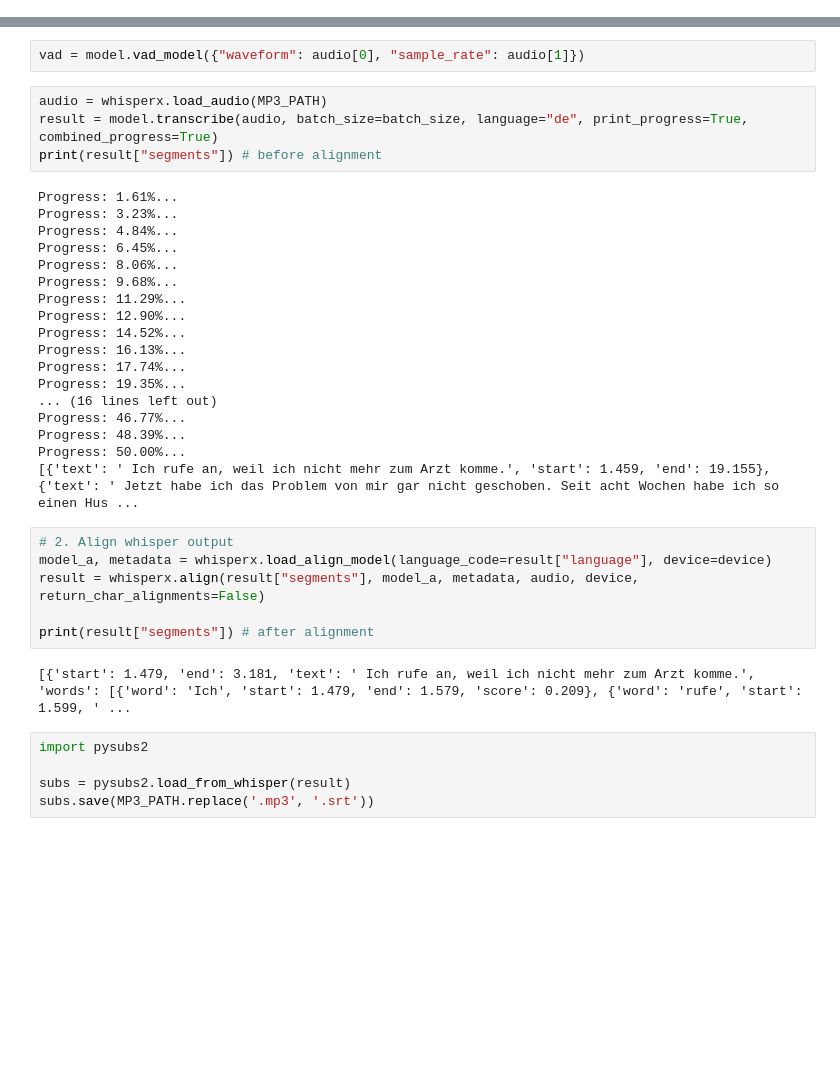
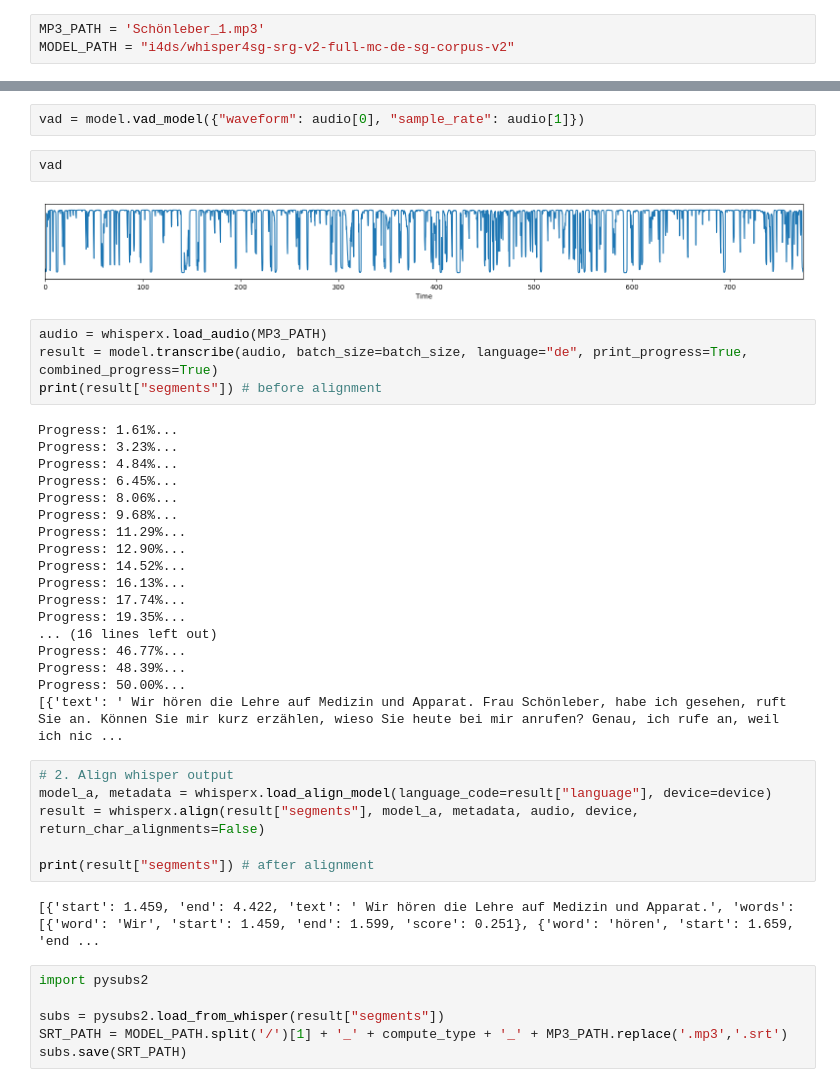
Before and after one commit to i4Ds/whisper-finetune, a Jupyter notebook: whisperx.ipynb, the cells around one changed output, grey strips where cells are left out. Cells and saved outputs as stored; diff of their text form; blank space fills up the shorter version.

Commit message:
Created new models.

```diff
--- a/whisperx.ipynb
+++ b/whisperx.ipynb
@@ -12,3 +7,6 @@ MODEL_PATH = "2024-03-12_14-40-17_Tr_002_Huwiler_Renate.mp3"
+# %%
+MP3_PATH = 'Schönleber_1.mp3'
+MODEL_PATH = "i4ds/whisper4sg-srg-v2-full-mc-de-sg-corpus-v2"
 # %%
 vad_options = {'vad_onset': 0.5, 'vad_offset': 0.3}
 #asr_options = {'temperatures': 0}
@@ -36,6 +37,10 @@ model.model.logger.addHandler(file_handler)
 audio = torchaudio.load(MP3_PATH)
 # %%
 vad = model.vad_model({"waveform": audio[0], "sample_rate": audio[1]})
+# %%
+vad
+# %% [output]
+[figure, added]
 # %%
 audio = whisperx.load_audio(MP3_PATH)
 result = model.transcribe(audio, batch_size=batch_size, language="de", print_progress=True, combined_progress=True)
@@ -57,7 +62,7 @@ Progress: 19.35%...
 Progress: 46.77%...
 Progress: 48.39%...
 Progress: 50.00%...
-[{'text': ' Ich rufe an, weil ich nicht mehr zum Arzt komme.', 'start': 1.459, 'end': 19.155}, {'text': ' Jetzt habe ich das Problem von mir gar nicht geschoben. Seit acht Wochen habe ich so einen Hus ...
+[{'text': ' Wir hören die Lehre auf Medizin und Apparat. Frau Schönleber, habe ich gesehen, ruft Sie an. Können Sie mir kurz erzählen, wieso Sie heute bei mir anrufen? Genau, ich rufe an, weil ich nic ...
 # %%
 # 2. Align whisper output
 model_a, metadata = whisperx.load_align_model(language_code=result["language"], device=device)
@@ -65,9 +70,10 @@ result = whisperx.align(result["segments"], model_a, metadata, audio, device, re
 
 print(result["segments"]) # after alignment
 # %% [output]
-[{'start': 1.479, 'end': 3.181, 'text': ' Ich rufe an, weil ich nicht mehr zum Arzt komme.', 'words': [{'word': 'Ich', 'start': 1.479, 'end': 1.579, 'score': 0.209}, {'word': 'rufe', 'start': 1.599, ' ...
+[{'start': 1.459, 'end': 4.422, 'text': ' Wir hören die Lehre auf Medizin und Apparat.', 'words': [{'word': 'Wir', 'start': 1.459, 'end': 1.599, 'score': 0.251}, {'word': 'hören', 'start': 1.659, 'end ...
 # %%
 import pysubs2
 
-subs = pysubs2.load_from_whisper(result)
-subs.save(MP3_PATH.replace('.mp3', '.srt'))
+subs = pysubs2.load_from_whisper(result["segments"])
+SRT_PATH = MODEL_PATH.split('/')[1] + '_' + compute_type + '_' + MP3_PATH.replace('.mp3','.srt')
+subs.save(SRT_PATH)
```
Also changed, not shown: parts of 3 cells of this notebook, 2 other files.
